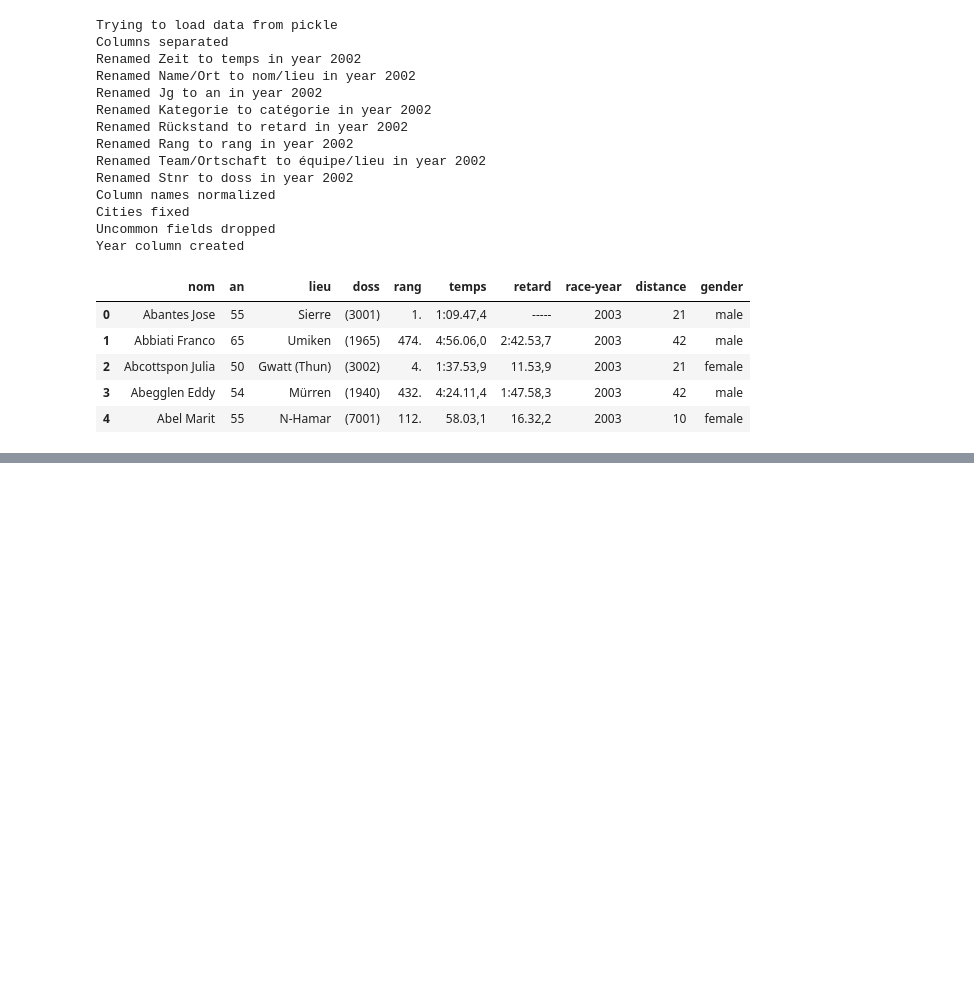
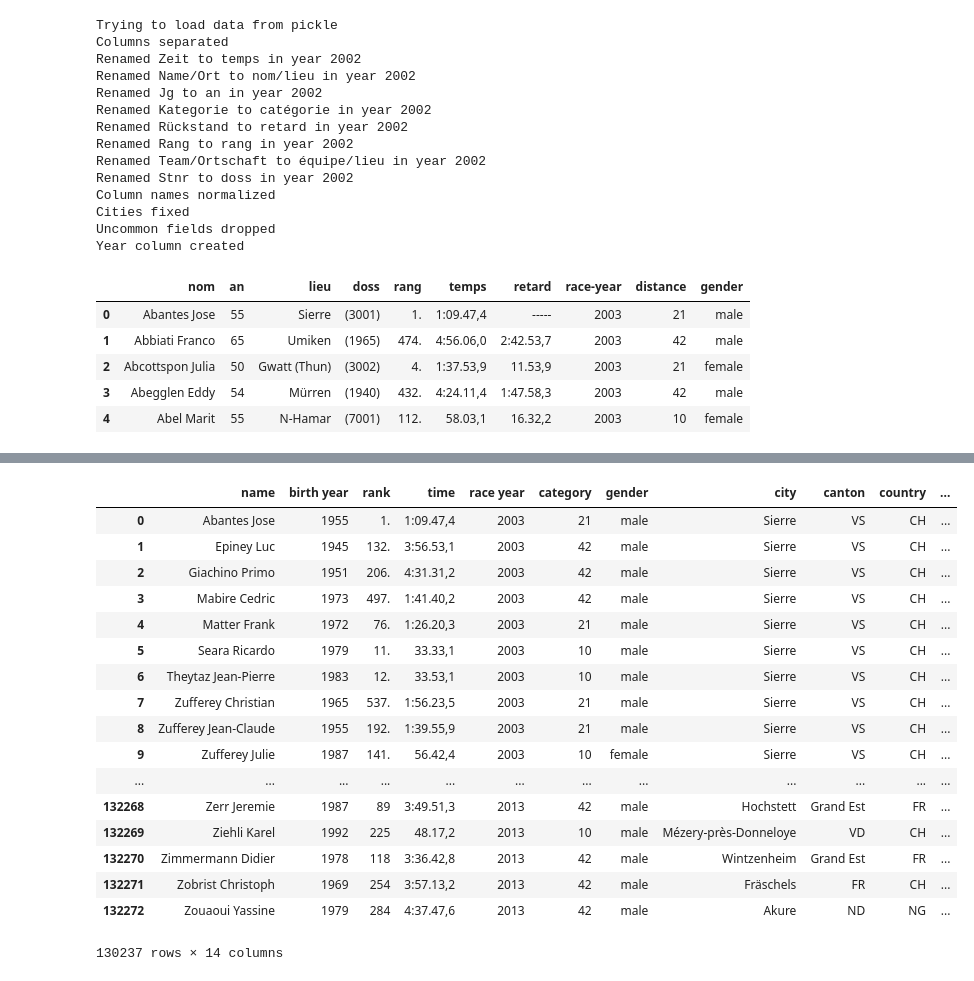
Before and after one commit to xiangzhemeng/Lausanne-Marathon-data-visualization, a Jupyter notebook: notebooks/data-scraping.ipynb, the cells around one changed output, grey strips where cells are left out. Cells and saved outputs as stored; diff of their text form; code cells hidden in the pictures; blank space fills up the shorter version.

```diff
--- a/notebooks/data-scraping.ipynb
+++ b/notebooks/data-scraping.ipynb
@@ -352,0 +392,16 @@ df_merged.to_csv('../data/marathon-data-gender-race-l')
+# %%
+df_data['age'] = 2017 - df_data['birth year']
+# %%
+def ageGroup(x):
+    if x >= 20 and x < 30:
+        return '20-30'
+    elif x >= 30 and x < 40:
+        return '30-40'
+    elif x >= 40 and x < 50:
+        return '40-50'
+    else:
+        return 'other'
+# %%
+df_data['age group'] = df_data['age'].apply(ageGroup)
+# %%
+df_data['canton'] = df_data['canton'].fillna('')
@@ -352,0 +426,21 @@ df_merged.to_csv('../data/marathon-data-gender-race-l')
+# %%
+df_data
+# %% [output]
+|  | name | birth year | rank | time | race year | category | gender | city | canton | country | ... |
+| 0 | Abantes Jose | 1955 | 1. | 1:09.47,4 | 2003 | 21 | male | Sierre | VS | CH | ... |
+| 1 | Epiney Luc | 1945 | 132. | 3:56.53,1 | 2003 | 42 | male | Sierre | VS | CH | ... |
+| 2 | Giachino Primo | 1951 | 206. | 4:31.31,2 | 2003 | 42 | male | Sierre | VS | CH | ... |
+| 3 | Mabire Cedric | 1973 | 497. | 1:41.40,2 | 2003 | 42 | male | Sierre | VS | CH | ... |
+| 4 | Matter Frank | 1972 | 76. | 1:26.20,3 | 2003 | 21 | male | Sierre | VS | CH | ... |
+| 5 | Seara Ricardo | 1979 | 11. | 33.33,1 | 2003 | 10 | male | Sierre | VS | CH | ... |
+| 6 | Theytaz Jean-Pierre | 1983 | 12. | 33.53,1 | 2003 | 10 | male | Sierre | VS | CH | ... |
+| 7 | Zufferey Christian | 1965 | 537. | 1:56.23,5 | 2003 | 21 | male | Sierre | VS | CH | ... |
+| 8 | Zufferey Jean-Claude | 1955 | 192. | 1:39.55,9 | 2003 | 21 | male | Sierre | VS | CH | ... |
+| 9 | Zufferey Julie | 1987 | 141. | 56.42,4 | 2003 | 10 | female | Sierre | VS | CH | ... |
+| ... | ... | ... | ... | ... | ... | ... | ... | ... | ... | ... | ... |
+| 132268 | Zerr Jeremie | 1987 | 89 | 3:49.51,3 | 2013 | 42 | male | Hochstett | Grand Est | FR | ... |
+| 132269 | Ziehli Karel | 1992 | 225 | 48.17,2 | 2013 | 10 | male | Mézery-près-Donneloye | VD | CH | ... |
+| 132270 | Zimmermann Didier | 1978 | 118 | 3:36.42,8 | 2013 | 42 | male | Wintzenheim | Grand Est | FR | ... |
+| 132271 | Zobrist Christoph | 1969 | 254 | 3:57.13,2 | 2013 | 42 | male | Fräschels | FR | CH | ... |
+| 132272 | Zouaoui Yassine | 1979 | 284 | 4:37.47,6 | 2013 | 42 | male | Akure | ND | NG | ... |
+130237 rows × 14 columns
```
Also changed, not shown: parts of 14 cells of this notebook, 5 other files.
